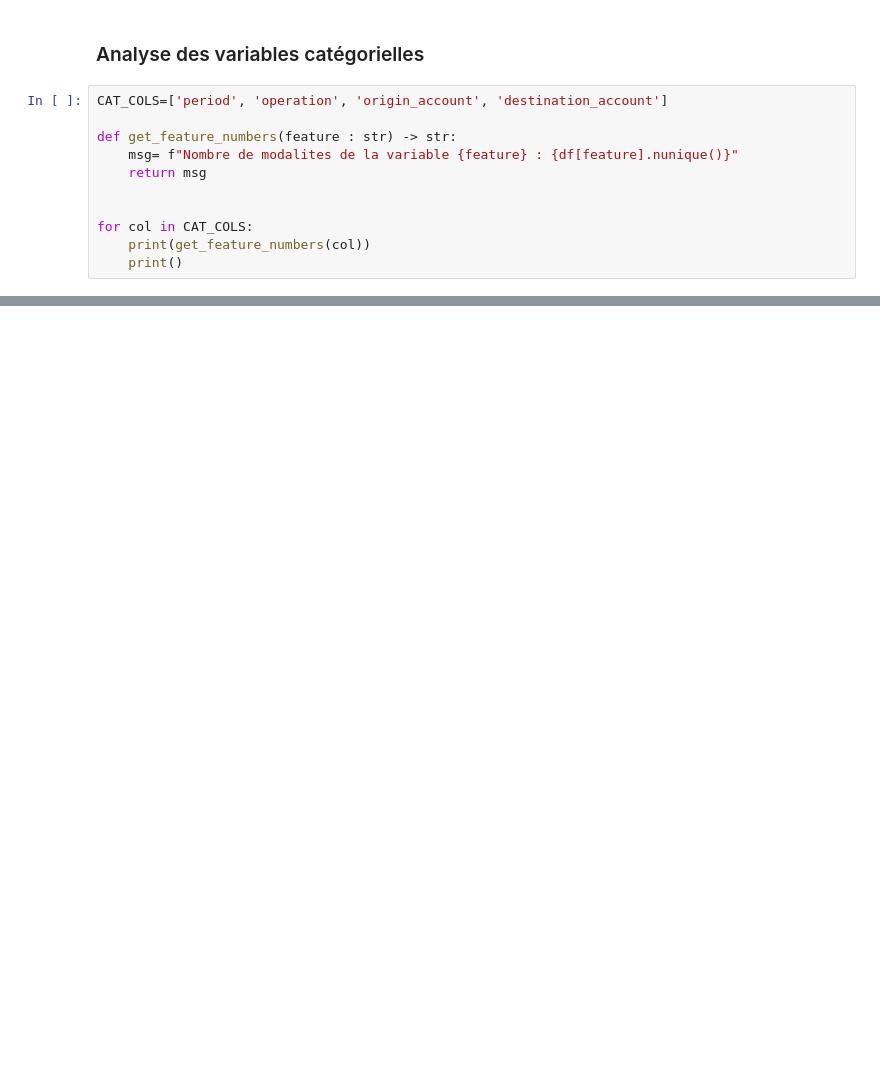
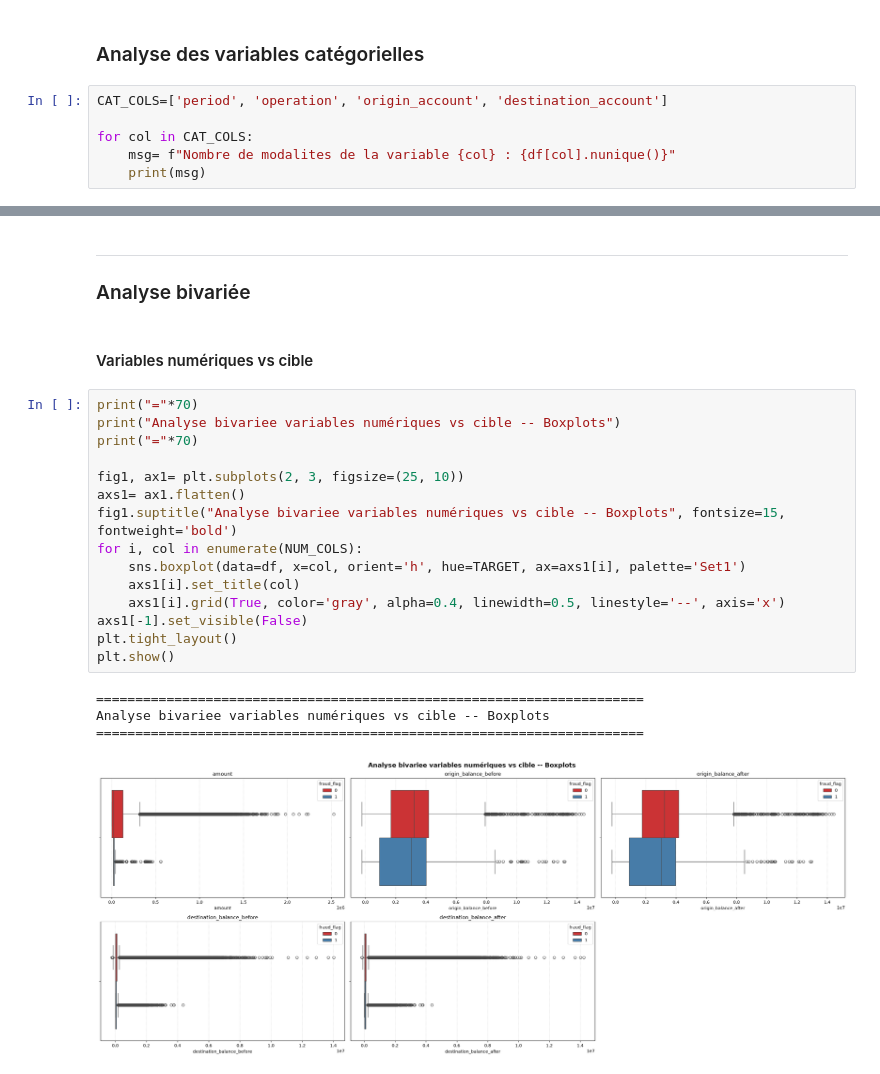
Before and after one commit to asClement/Fraud_Detection, a Jupyter notebook: notebooks/2.0-exploration.ipynb, the cells around one changed output, grey strips where cells are left out. Drawn from its saved outputs; the diff is of its cells as text; blank space fills up the shorter version.

```diff
--- a/notebooks/2.0-exploration.ipynb
+++ b/notebooks/2.0-exploration.ipynb
@@ -200,13 +205,8 @@ Distribution des variables -- Boxplots
 # %%
 CAT_COLS=['period', 'operation', 'origin_account', 'destination_account']
 
-def get_feature_numbers(feature : str) -> str:
-    msg= f"Nombre de modalites de la variable {feature} : {df[feature].nunique()}"
-    return msg
-
-
 for col in CAT_COLS:
-    print(get_feature_numbers(col))
-    print()
+    msg= f"Nombre de modalites de la variable {col} : {df[col].nunique()}"
+    print(msg)
 # %% [output]
 Nombre de modalites de la variable period : 75
@@ -218,0 +223,25 @@ Nombre de modalites de la variable destination_account : 15631
+# %% [markdown]
+---
+### Analyse bivariée
+# %% [markdown]
+#### Variables numériques vs cible
+# %%
+print("="*70)
+print("Analyse bivariee variables numériques vs cible -- Boxplots")
+print("="*70)
+
+fig1, ax1= plt.subplots(2, 3, figsize=(25, 10))
+axs1= ax1.flatten()
+fig1.suptitle("Analyse bivariee variables numériques vs cible -- Boxplots", fontsize=15, fontweight='bold')
+for i, col in enumerate(NUM_COLS):
+    sns.boxplot(data=df, x=col, orient='h', hue=TARGET, ax=axs1[i], palette='Set1')
+    axs1[i].set_title(col)
+    axs1[i].grid(True, color='gray', alpha=0.4, linewidth=0.5, linestyle='--', axis='x')
+axs1[-1].set_visible(False)
+plt.tight_layout()
+plt.show()
+# %% [output]
+======================================================================
+Analyse bivariee variables numériques vs cible -- Boxplots
+======================================================================
+[figure, added]
```
Also changed, not shown: parts of 7 cells of this notebook, 1 other file.
